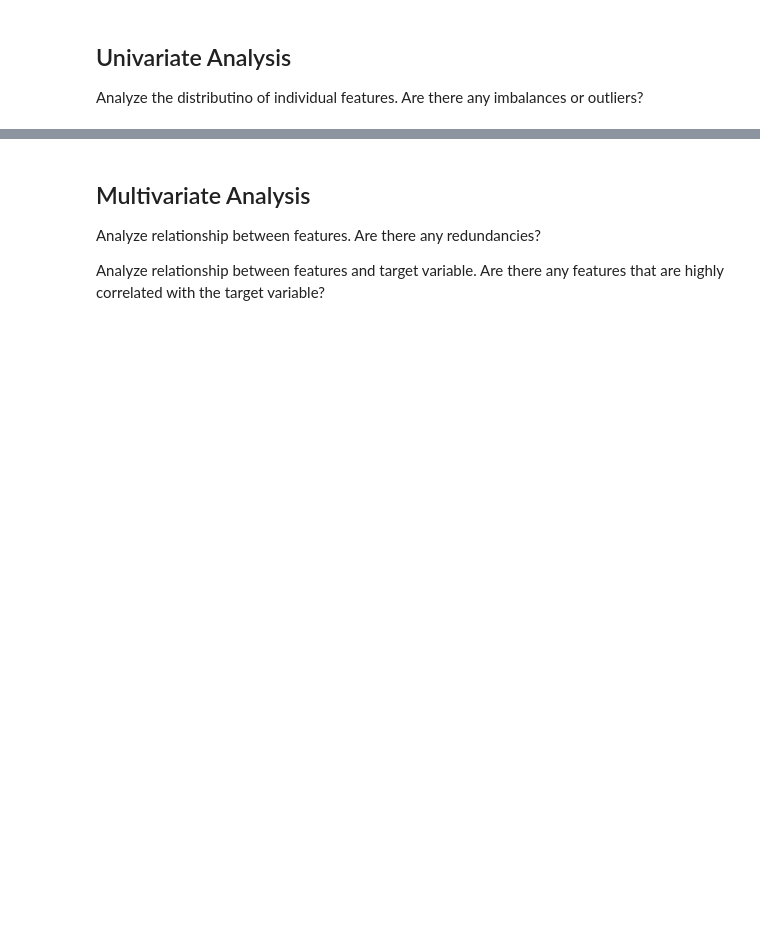
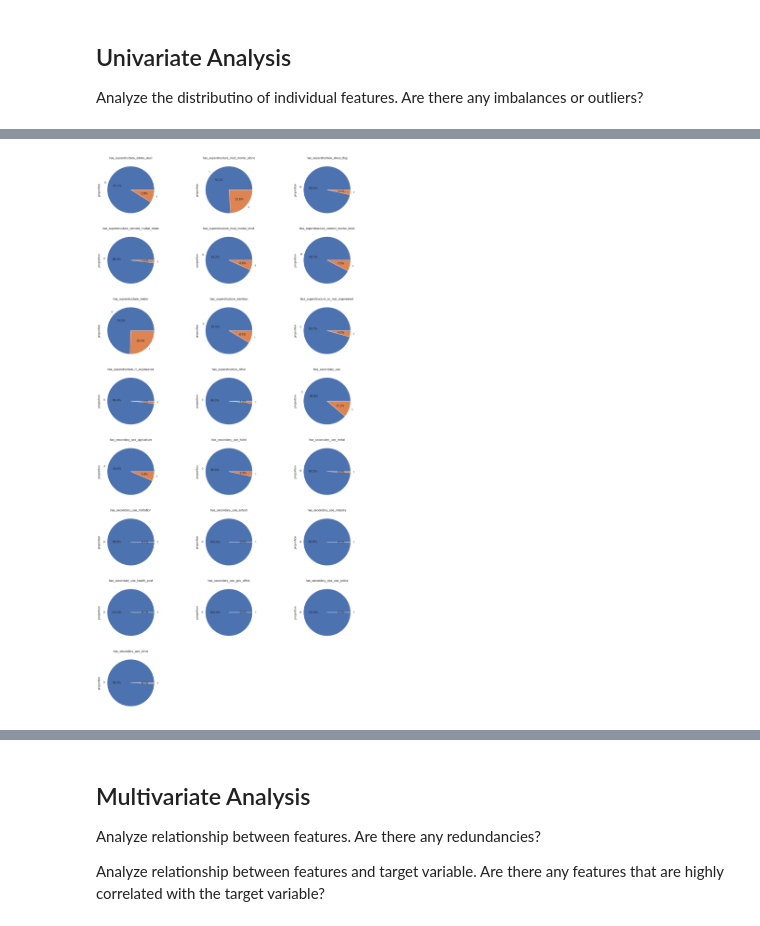
Before and after one commit to JohannBlaesche/DS-Lab-Failures-in-cellular-apoptosis, a Jupyter notebook: notebooks/eda.ipynb, the cells around one changed output, grey strips where cells are left out. Drawn from its saved outputs; the diff is of its cells as text; code cells hidden in the pictures; blank space fills up the shorter version.

```diff
--- a/notebooks/eda.ipynb
+++ b/notebooks/eda.ipynb
@@ -32,0 +93,9 @@ Analyze missing values and find uninformative columns
+# %%
+cat_cols = X_train.select_dtypes(include="object").columns
+numeric_cols = X_train.select_dtypes(include="int64").columns
+binary_cols = [col for col in X_train.columns if col.startswith("has")]
+numeric_cols = [
+    col for col in numeric_cols if col not in binary_cols or col != "building_id"
+]
+
+df[cat_cols].nunique()
@@ -32,0 +112,9 @@ Analyze missing values and find uninformative columns
+# %%
+n = len(binary_cols)
+fig = plt.figure(figsize=(20, 40))
+for i, col in enumerate(binary_cols):
+    ax = plt.subplot(n // 3 + 1, 3, i + 1)
+    df[col].value_counts(normalize=True).plot.pie(autopct="%1.1f%%")
+    ax.set_title(col)
+# %% [output]
+[figure, added]
```
Also changed, not shown: parts of 15 cells of this notebook.
